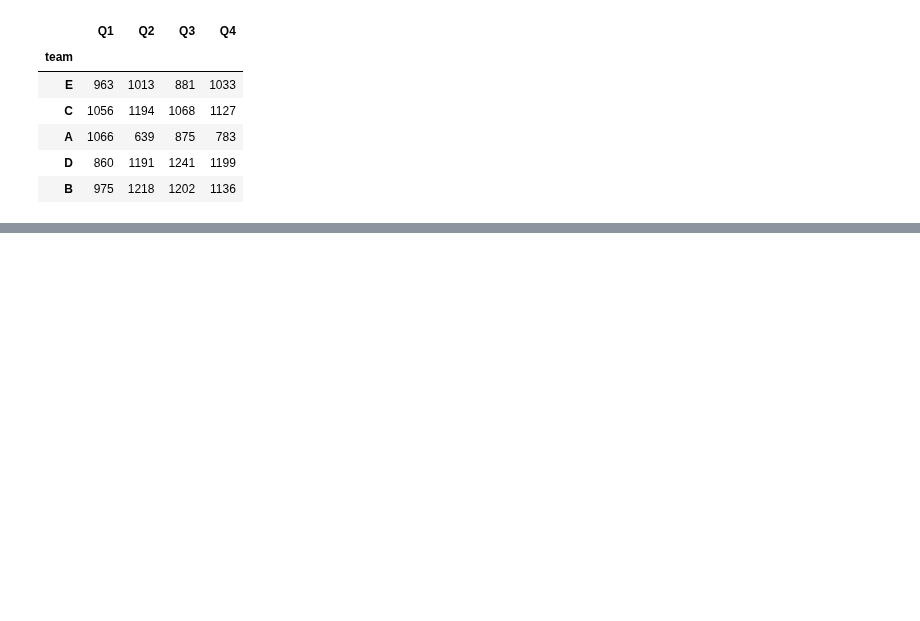
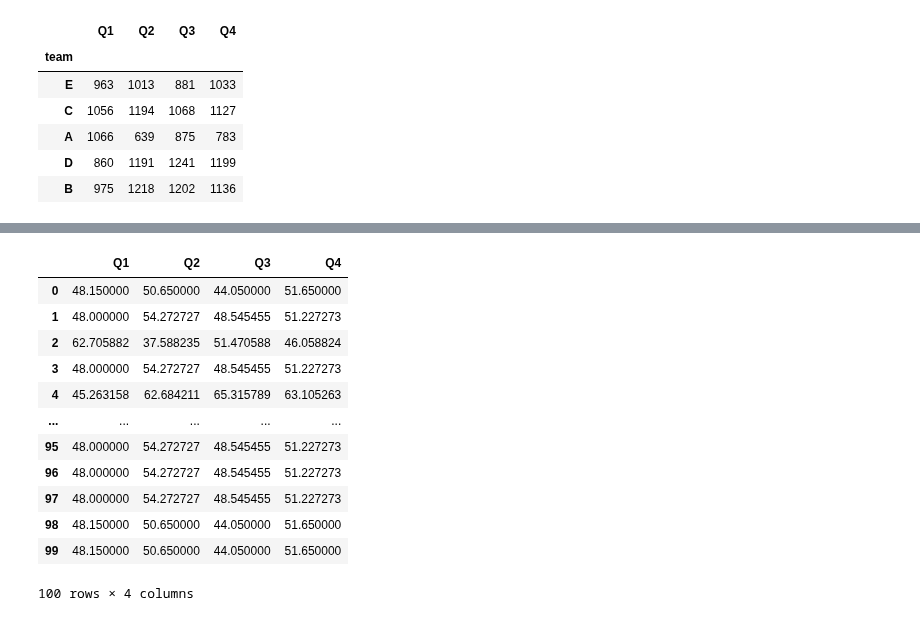
Before and after one commit to Yellow-BringtEast/python-study, a Jupyter notebook: pandas/chapter_six.ipynb, the cells around one changed output, grey strips where cells are left out. Saved outputs shown, nothing was run; the diff lists cells and outputs as text; code cells hidden in the pictures; blank space fills up the shorter version.

```diff
--- a/pandas/chapter_six.ipynb
+++ b/pandas/chapter_six.ipynb
@@ -60,0 +248,21 @@ df.groupby(pd.Grouper('team')).sum()
+# %%
+# 转换方法transform()
+# 将所有数据替换为分组中的平均成绩
+import numpy as np
+
+
+df.groupby('team').transform(np.mean)
+# %% [output]
+|  | Q1 | Q2 | Q3 | Q4 |
+| 0 | 48.150000 | 50.650000 | 44.050000 | 51.650000 |
+| 1 | 48.000000 | 54.272727 | 48.545455 | 51.227273 |
+| 2 | 62.705882 | 37.588235 | 51.470588 | 46.058824 |
+| 3 | 48.000000 | 54.272727 | 48.545455 | 51.227273 |
+| 4 | 45.263158 | 62.684211 | 65.315789 | 63.105263 |
+| ... | ... | ... | ... | ... |
+| 95 | 48.000000 | 54.272727 | 48.545455 | 51.227273 |
+| 96 | 48.000000 | 54.272727 | 48.545455 | 51.227273 |
+| 97 | 48.000000 | 54.272727 | 48.545455 | 51.227273 |
+| 98 | 48.150000 | 50.650000 | 44.050000 | 51.650000 |
+| 99 | 48.150000 | 50.650000 | 44.050000 | 51.650000 |
+100 rows × 4 columns
```
Also changed, not shown: parts of 18 cells of this notebook.
